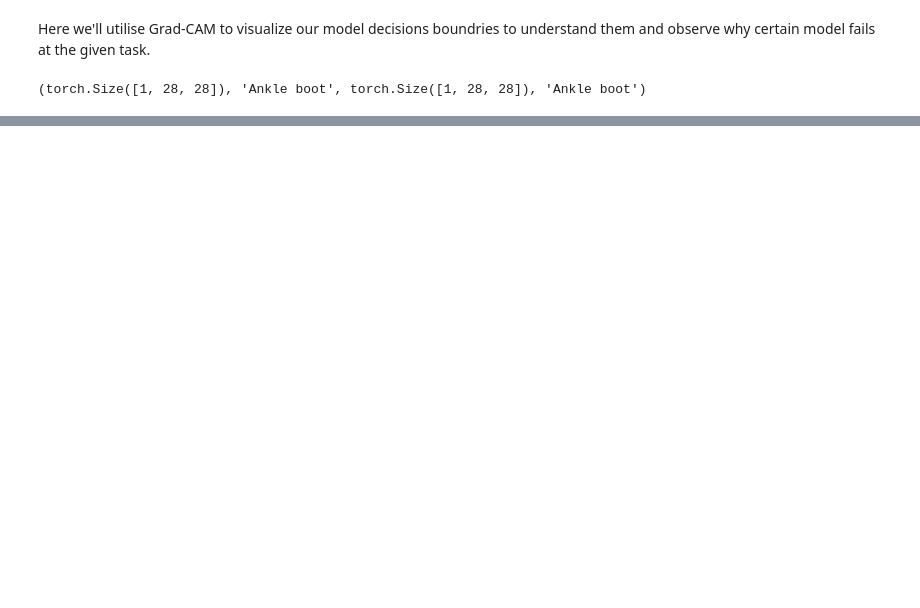
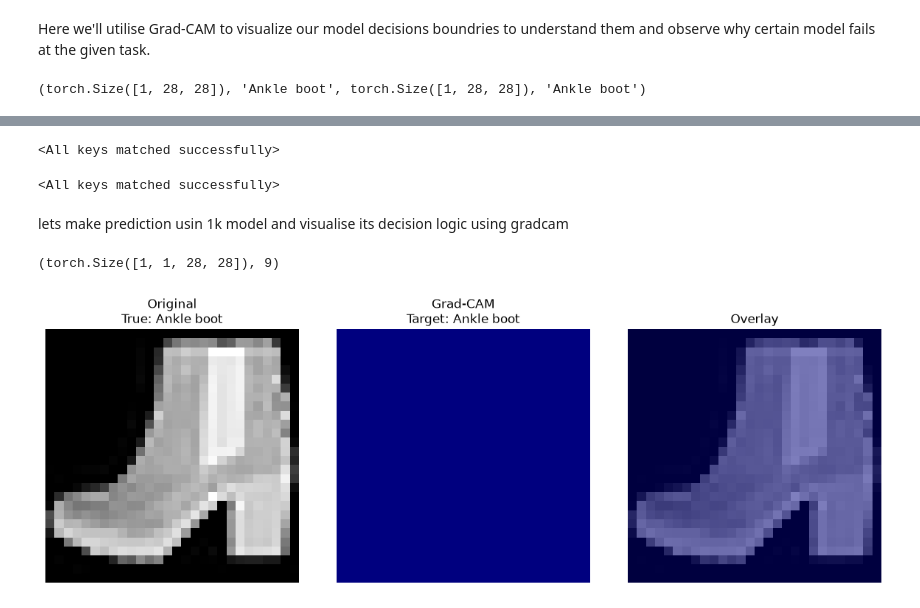
Before and after one commit to keljorden/gradcam, a Jupyter notebook: model_comp.ipynb, the cells around one changed output, grey strips where cells are left out. Saved outputs shown, nothing was run; the diff lists cells and outputs as text; code cells hidden in the pictures; blank space fills up the shorter version.

Commit message:
applied grad-cam on 1k model and best_model

```diff
--- a/model_comp.ipynb
+++ b/model_comp.ipynb
@@ -160,0 +332,37 @@ def my_gradcam(model: torch.nn.Module, data_sample, target, device: torch.device
+# %%
+model_1k.load_state_dict(torch.load(f = model_1k_path))
+# %% [output]
+<All keys matched successfully>
+# %%
+best_model.load_state_dict(torch.load(f = best_model_path))
+# %% [output]
+<All keys matched successfully>
+# %% [markdown]
+lets make prediction usin 1k model and visualise its decision logic using gradcam
+# %%
+target_1k = model_1k.block2[0]
+target_best = best_model.layers[16]
+# %%
+def get_random_test_data():
+    img, lbl = test_data[np.random.randint(0, len(test_data))]
+    img = img.unsqueeze(0)
+
+    data = (img, lbl)
+
+    return data
+# %%
+test_data_1 = get_random_test_data()
+img, lbl = test_data_1
+
+img.shape, lbl.item()
+# %% [output]
+(torch.Size([1, 1, 28, 28]), 9)
+# %%
+my_gradcam(
+    model = model_1k,
+    data_sample = test_data_1,
+    target = target_1k,
+    device = device
+)
+# %% [output]
+[figure, added]
```
Also changed, not shown: parts of 73 cells of this notebook.
